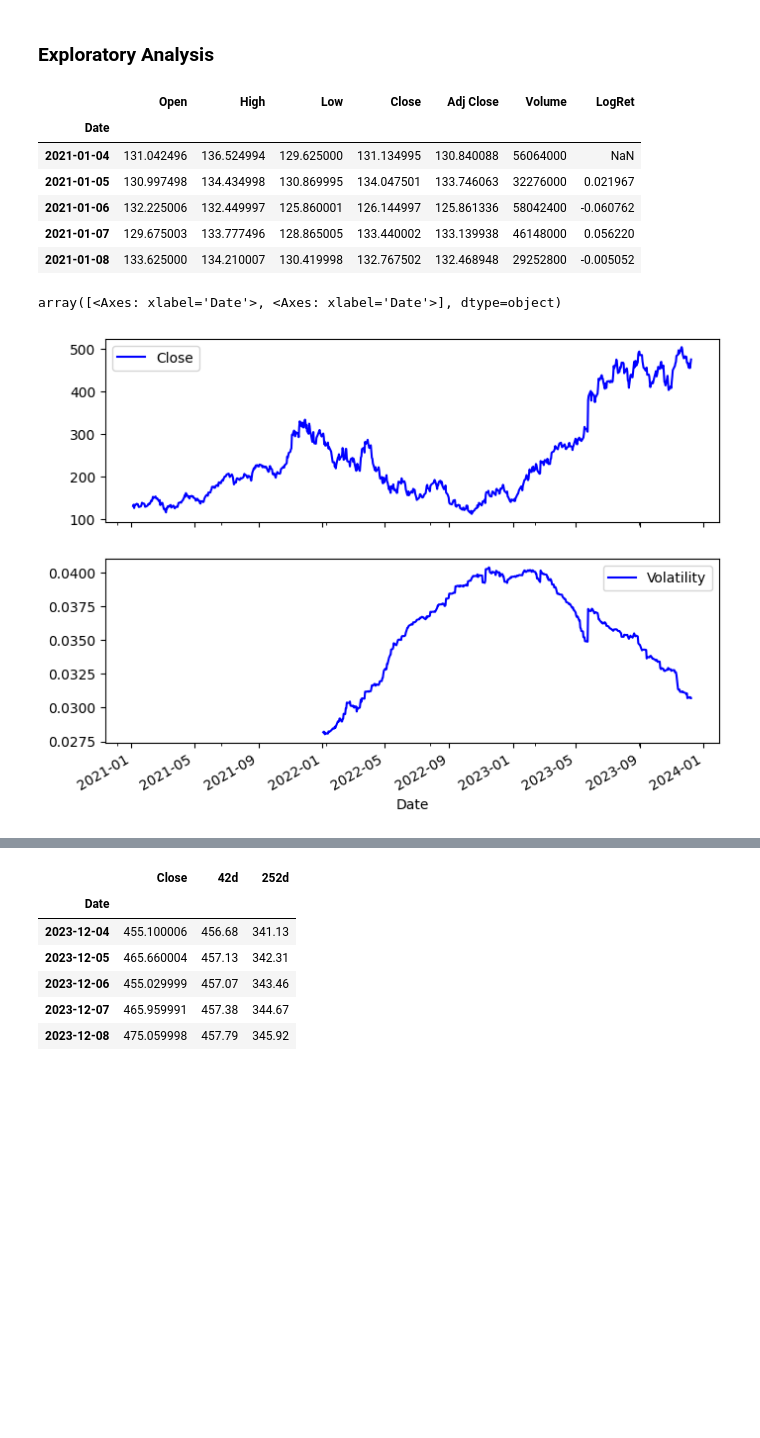
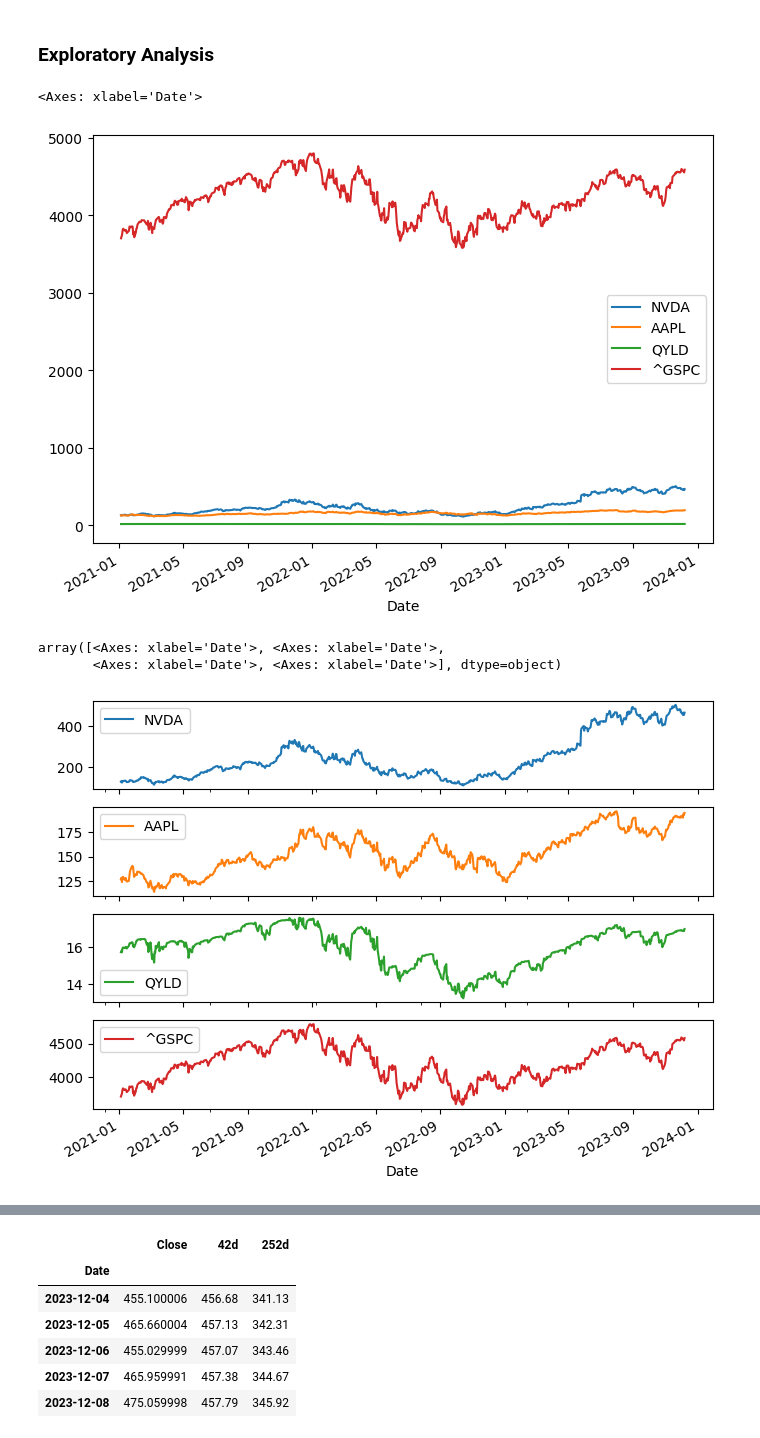
Before and after one commit to casslee1351/Finance-Portfolio, a Jupyter notebook: finance_portfolio.ipynb, the cells around one changed output, grey strips where cells are left out. Drawn from its saved outputs; the diff is of its cells as text; code cells hidden in the pictures; blank space fills up the shorter version.

```diff
--- a/finance_portfolio.ipynb
+++ b/finance_portfolio.ipynb
@@ -12,4 +12,6 @@ import datetime as dt
 from pandas_datareader import data as pdr
 import yfinance as yf
 yf.pdr_override()
+# %%
+stocks = ['NVDA', 'AAPL', 'QYLD', '^GSPC']
 # %%
@@ -38,14 +23,2 @@ nvda.tail()
 # %% [markdown]
 ### Exploratory Analysis
-# %%
-# calculate log returns of the 'Close' column
-nvda['LogRet'] = np.log(nvda['Close'] / nvda['Close'].shift(1))
-nvda.head()
-# %% [output]
-|  | Open | High | Low | Close | Adj Close | Volume | LogRet |
-| Date |  |  |  |  |  |  |  |
-| 2021-01-04 | 131.042496 | 136.524994 | 129.625000 | 131.134995 | 130.840088 | 56064000 | NaN |
-| 2021-01-05 | 130.997498 | 134.434998 | 130.869995 | 134.047501 | 133.746063 | 32276000 | 0.021967 |
-| 2021-01-06 | 132.225006 | 132.449997 | 125.860001 | 126.144997 | 125.861336 | 58042400 | -0.060762 |
-| 2021-01-07 | 129.675003 | 133.777496 | 128.865005 | 133.440002 | 133.139938 | 46148000 | 0.056220 |
-| 2021-01-08 | 133.625000 | 134.210007 | 130.419998 | 132.767502 | 132.468948 | 29252800 | -0.005052 |
@@ -55,5 +31,11 @@ nvda['Volatility'] = nvda['LogRet'].rolling(252).std()
+# %%
+stocks_df[stocks].plot(figsize=(8,6))
+# %% [output]
+<Axes: xlabel='Date'>
+[figure, added]
 # %%
-nvda[['Close', 'Volatility']].plot(subplots=True, color='blue', figsize=(8,6))
+stocks_df[stocks].plot(subplots=True,figsize=(8,6))
 # %% [output]
-array([<Axes: xlabel='Date'>, <Axes: xlabel='Date'>], dtype=object)
+array([<Axes: xlabel='Date'>, <Axes: xlabel='Date'>,
+       <Axes: xlabel='Date'>, <Axes: xlabel='Date'>], dtype=object)
-[figure, old version]
+[figure, new version]
```
Also changed, not shown: parts of 14 cells of this notebook.
